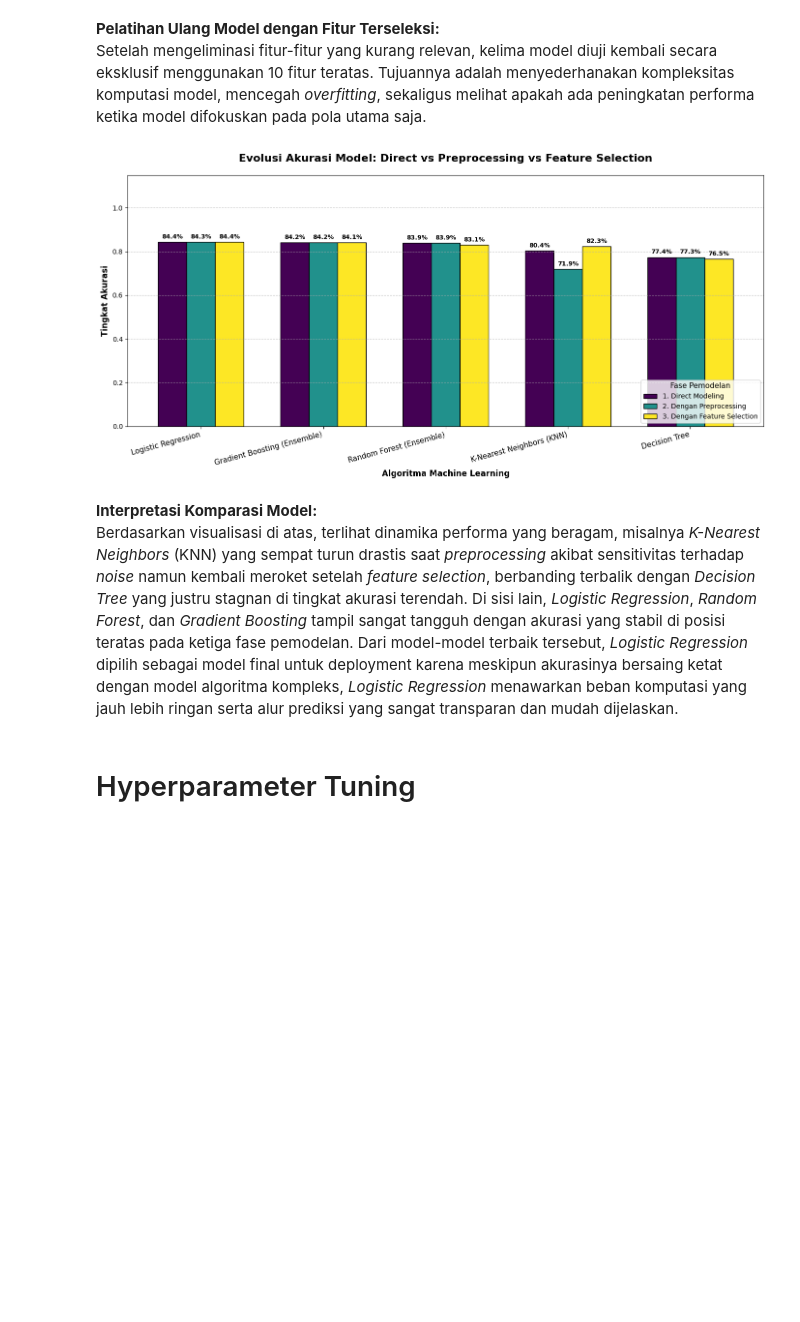
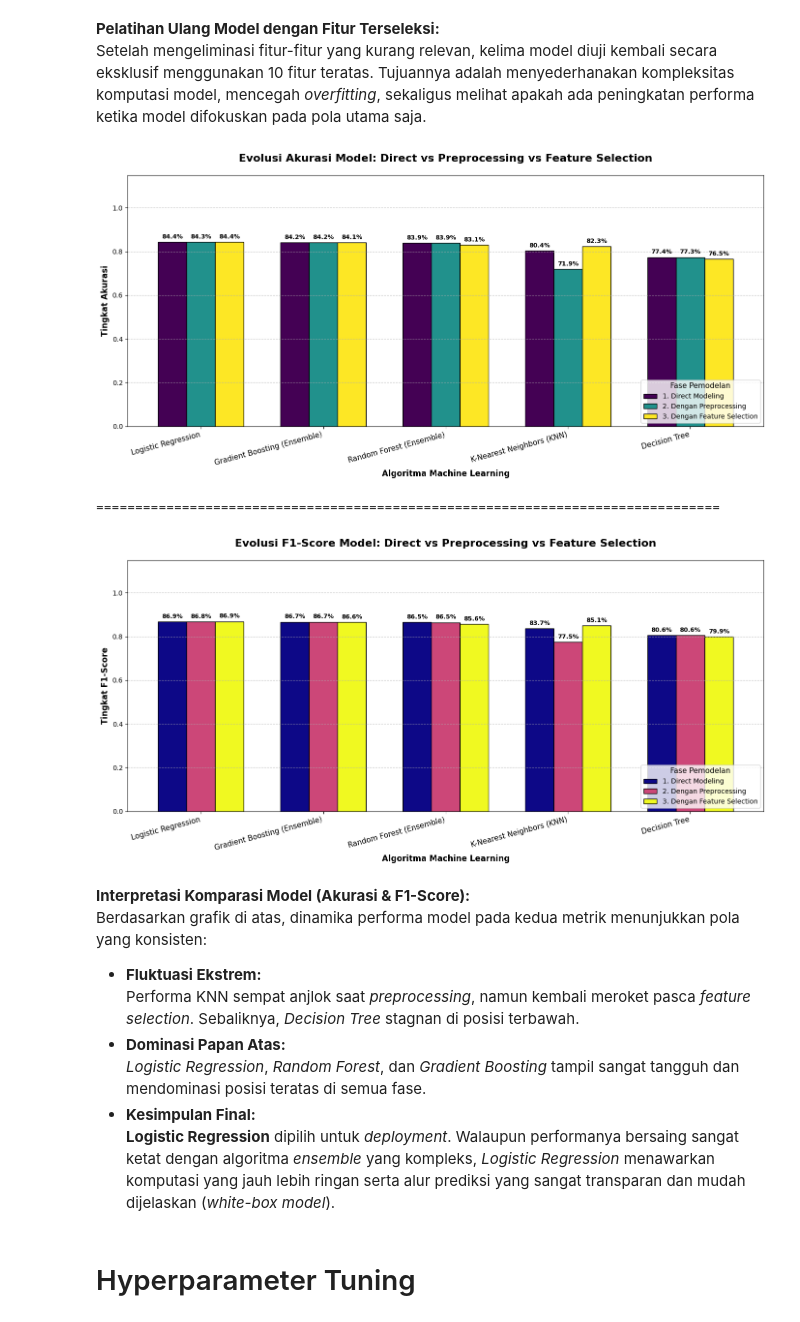
Before and after one commit to suluhyoga/FastTrack_BengKod_SuluhYogaPratama_A11.2023.14979, a Jupyter notebook: notebook/SuluhYogaPratama_A11_2023_14979_FastTrack_DS.ipynb, the cells around one changed output. Saved outputs shown, nothing was run; the diff lists cells and outputs as text; code cells hidden in the pictures; blank space fills up the shorter version.

```diff
--- a/notebook/SuluhYogaPratama_A11_2023_14979_FastTrack_DS.ipynb
+++ b/notebook/SuluhYogaPratama_A11_2023_14979_FastTrack_DS.ipynb
@@ -371,42 +451,82 @@ display(df_results_sel)
 **Pelatihan Ulang Model dengan Fitur Terseleksi:**
 Setelah mengeliminasi fitur-fitur yang kurang relevan, kelima model diuji kembali secara eksklusif menggunakan 10 fitur teratas. Tujuannya adalah menyederhanakan kompleksitas komputasi model, mencegah *overfitting*, sekaligus melihat apakah ada peningkatan performa ketika model difokuskan pada pola utama saja.
 # %%
-# Menggabungkan ketiga tabel hasil evaluasi berdasarkan nama 'Model'
-df_compare = df_results[['Model', 'Accuracy']].merge(
+# ==========================================
+# VISUALISASI KOMPARASI AKURASI
+# ==========================================
+# Menggabungkan ketiga tabel hasil evaluasi berdasarkan nama 'Model' (Akurasi)
+df_compare_acc = df_results[['Model', 'Accuracy']].merge(
     df_results_pre[['Model', 'Accuracy (Scaled)']], on='Model').merge(
     df_results_sel[['Model', 'Accuracy (Selected)']], on='Model'
 )
 
-# Merapikan nama kolom untuk ditampilkan di grafik
-df_compare.columns = ['Model', '1. Direct Modeling', '2. Dengan Preprocessing', '3. Dengan Feature Selection']
-df_compare.set_index('Model', inplace=True)
+# Merapikan nama kolom
+df_compare_acc.columns = ['Model', '1. Direct Modeling', '2. Dengan Preprocessing', '3. Dengan Feature Selection']
+df_compare_acc.set_index('Model', inplace=True)
 
 # Membuat Visualisasi Bar Chart Bergrup
-ax = df_compare.plot(kind='bar', figsize=(14, 7), colormap='viridis', edgecolor='black', width=0.7)
+ax1 = df_compare_acc.plot(kind='bar', figsize=(14, 7), colormap='viridis', edgecolor='black', width=0.7)
 
-# Menambahkan label persentase di atas setiap bar
-for container in ax.containers:
+# Menambahkan label persentase
+for container in ax1.containers:
     labels = [f'{val*100:.1f}%' if val > 0 else '' for val in container.datavalues]
-    ax.bar_label(container, labels=labels, padding=3, fontsize=9, fontweight='bold')
+    ax1.bar_label(container, labels=labels, padding=3, fontsize=9, fontweight='bold')
 
-# Tampilan Grafik
 plt.title('Evolusi Akurasi Model: Direct vs Preprocessing vs Feature Selection', fontsize=16, fontweight='bold', pad=20)
 plt.xlabel('Algoritma Machine Learning', fontsize=12, fontweight='bold')
 plt.ylabel('Tingkat Akurasi', fontsize=12, fontweight='bold')
 plt.xticks(rotation=15, ha='right', fontsize=11)
 plt.ylim(0, 1.15)
-
 plt.legend(title='Fase Pemodelan', loc='lower right', fontsize=10, title_fontsize=11)
 plt.grid(axis='y', linestyle='--', alpha=0.7)
-
-# Menampilkan grafik
 plt.tight_layout()
 plt.show()
+
+print("\n" + "="*80 + "\n") # Memberikan jarak antar grafik
+
+# ==========================================
+# VISUALISASI KOMPARASI F1-SCORE
+# ==========================================
+# Menggabungkan ketiga tabel hasil evaluasi berdasarkan nama 'Model' (F1-Score)
+df_compare_f1 = df_results[['Model', 'F1-Score']].merge(
+    df_results_pre[['Model', 'F1-Score (Scaled)']], on='Model').merge(
+    df_results_sel[['Model', 'F1-Score (Selected)']], on='Model'
+)
+
+# Merapikan nama kolom
+df_compare_f1.columns = ['Model', '1. Direct Modeling', '2. Dengan Preprocessing', '3. Dengan Feature Selection']
+df_compare_f1.set_index('Model', inplace=True)
+
+# Membuat Visualisasi Bar Chart Bergrup\
+ax2 = df_compare_f1.plot(kind='bar', figsize=(14, 7), colormap='plasma', edgecolor='black', width=0.7)
+
+# Menambahkan label persentase
+for container in ax2.containers:
+    labels = [f'{val*100:.1f}%' if val > 0 else '' for val in container.datavalues]
+    ax2.bar_label(container, labels=labels, padding=3, fontsize=9, fontweight='bold')
+
+plt.title('Evolusi F1-Score Model: Direct vs Preprocessing vs Feature Selection', fontsize=16, fontweight='bold', pad=20)
+plt.xlabel('Algoritma Machine Learning', fontsize=12, fontweight='bold')
+plt.ylabel('Tingkat F1-Score', fontsize=12, fontweight='bold')
+plt.xticks(rotation=15, ha='right', fontsize=11)
+plt.ylim(0, 1.15)
+plt.legend(title='Fase Pemodelan', loc='lower right', fontsize=10, title_fontsize=11)
+plt.grid(axis='y', linestyle='--', alpha=0.7)
+plt.tight_layout()
+plt.show()
 # %% [output]
 [figure]
+================================================================================
+[figure, added]
 # %% [markdown]
-**Interpretasi Komparasi Model:**
-Berdasarkan visualisasi di atas, terlihat dinamika performa yang beragam, misalnya *K-Nearest Neighbors* (KNN) yang sempat turun drastis saat *preprocessing* akibat sensitivitas terhadap *noise* namun kembali meroket setelah *feature selection*, berbanding terbalik dengan *Decision Tree* yang justru stagnan di tingkat akurasi terendah. Di sisi lain, *Logistic Regression*, *Random Forest*, dan *Gradient Boosting* tampil sangat tangguh dengan akurasi yang stabil di posisi teratas pada ketiga fase pemodelan. Dari model-model terbaik tersebut, *Logistic Regression* dipilih sebagai model final untuk deployment karena meskipun akurasinya bersaing ketat dengan model algoritma kompleks, *Logistic Regression* menawarkan beban komputasi yang jauh lebih ringan serta alur prediksi yang sangat transparan dan mudah dijelaskan.
+**Interpretasi Komparasi Model (Akurasi & F1-Score):**
+Berdasarkan grafik di atas, dinamika performa model pada kedua metrik menunjukkan pola yang konsisten:
+* **Fluktuasi Ekstrem:**
+Performa KNN sempat anjlok saat *preprocessing*, namun kembali meroket pasca *feature selection*. Sebaliknya, *Decision Tree* stagnan di posisi terbawah.
+* **Dominasi Papan Atas:**
+*Logistic Regression*, *Random Forest*, dan *Gradient Boosting* tampil sangat tangguh dan mendominasi posisi teratas di semua fase.
+* **Kesimpulan Final:**
+**Logistic Regression** dipilih untuk *deployment*. Walaupun performanya bersaing sangat ketat dengan algoritma *ensemble* yang kompleks, *Logistic Regression* menawarkan komputasi yang jauh lebih ringan serta alur prediksi yang sangat transparan dan mudah dijelaskan (*white-box model*).
 # %% [markdown]
 # Hyperparameter Tuning
 # %%
```
Also changed, not shown: parts of 14 cells of this notebook.
